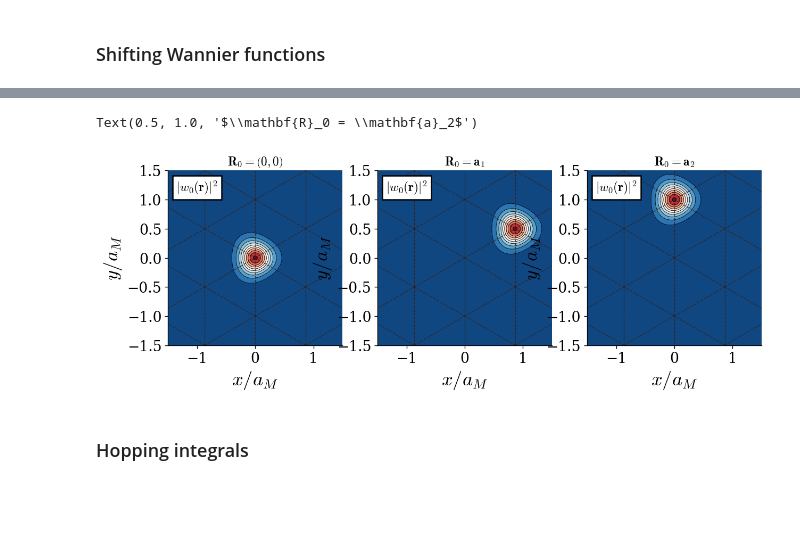
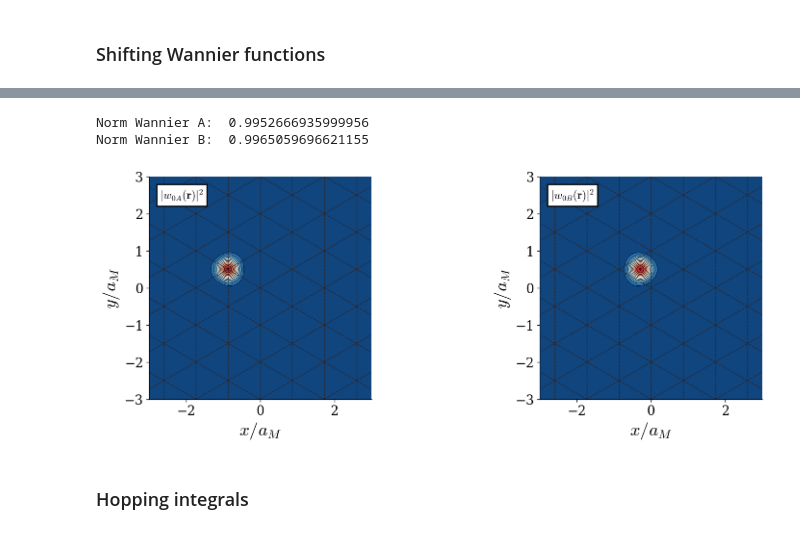
Before and after one commit to sanhq17/moire_heterobilayers, a Jupyter notebook: notebooks/hblyr_honeycomb_hubbard.ipynb, the cells around one changed output, grey strips where cells are left out. Saved outputs shown, nothing was run; the diff lists cells and outputs as text; code cells hidden in the pictures; blank space fills up the shorter version.

```diff
--- a/notebooks/hblyr_honeycomb_hubbard.ipynb
+++ b/notebooks/hblyr_honeycomb_hubbard.ipynb
@@ -40,22 +69,29 @@ sys = HeteroBilayer(theta_deg=2.0, psi_deg=26, V=6.6, n_shells=8)
 # %%
-scale = 1.5
+fig, ax = plt.subplots(1, 2, figsize=(16, 5))
+scale = 3.0
 x = np.linspace(-scale, scale, 300)
 y = np.linspace(-scale, scale, 300)
 X, Y = np.meshgrid(x, y)
 
-fig, ax = plt.subplots(1, 3, figsize=(12, 8))
+## Trial functions centers
+RA = np.zeros(2)
+RB = (2 * sys.a1 - sys.a2) / 3
+##
 
-im = plot_wannier_function(sys, ax[0], X, Y, cmap='RdBu_r')
-ax[0].set_title(r"$\mathbf{R}_0 = \left(0, 0\right)$")
+Rshift = sys.a2 - sys.a1
+wanniers = sys.wannier_function(X, Y, trial_centers=np.array([RA, RB]), R0=Rshift, bands=(-2, -1))
+wannierA = wanniers[0, :, :]
+wannierB = wanniers[1, :, :]
+normA = sys.integrate_wannier(lambda x, y: 1.0, wannierA, X, Y)
+normB = sys.integrate_wannier(lambda x, y: 1.0, wannierB, X, Y)
+print("Norm Wannier A: ", normA)
+print("Norm Wannier B: ", normB)
 
-im = plot_wannier_function(sys, ax[1], X, Y, R0=sys.a1)
-ax[1].set_title(r"$\mathbf{R}_0 = \mathbf{a}_1$")
-
-im = plot_wannier_function(sys, ax[2], X, Y, R0=sys.a2)
-ax[2].set_title(r"$\mathbf{R}_0 = \mathbf{a}_2$")
+plot_wannier_function(sys, ax, X, Y, trial_centers=np.array([RA, RB]), R0=Rshift, bands=(-2, -1), cmap='RdBu_r')
 # %% [output]
-Text(0.5, 1.0, '$\\mathbf{R}_0 = \\mathbf{a}_2$')
+Norm Wannier A:  0.9952666935999956
+Norm Wannier B:  0.9965059696621155
-[figure, old version]
+[figure, new version]
 # %% [markdown]
 ### Hopping integrals
 # %%
```
Also changed, not shown: parts of 8 cells of this notebook, 6 other files.
